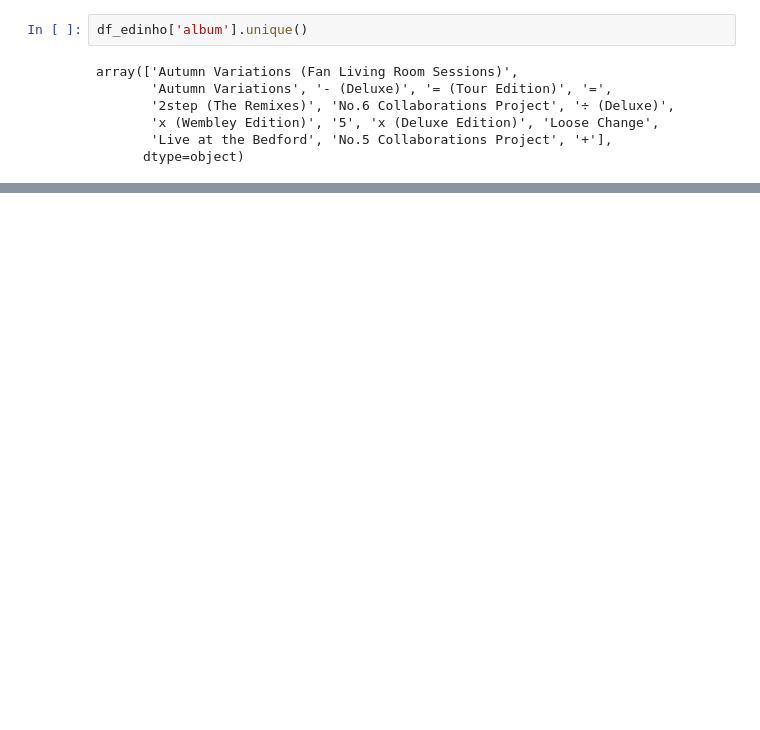
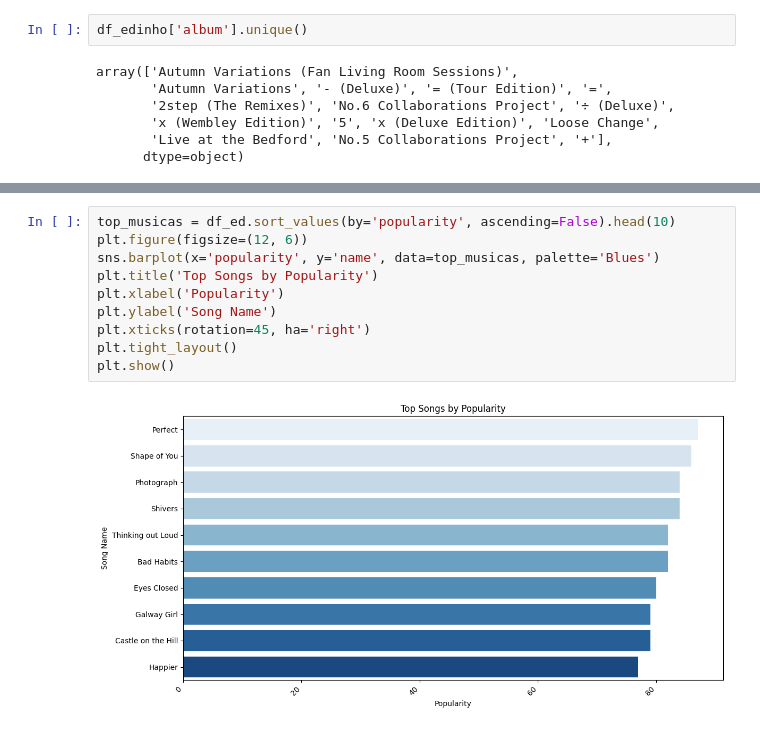
Before and after one commit to luiz-prado/analises_exploratorias, a Jupyter notebook: musicas_spotify/notebooks/eda_sheeran.ipynb, the cells around one changed output, grey strips where cells are left out. Saved outputs shown, nothing was run; the diff lists cells and outputs as text; blank space fills up the shorter version.

```diff
--- a/musicas_spotify/notebooks/eda_sheeran.ipynb
+++ b/musicas_spotify/notebooks/eda_sheeran.ipynb
@@ -108,0 +182,12 @@ array(['Autumn Variations', '- (Deluxe)', '= (Tour Edition)', '=',
+# %%
+top_musicas = df_ed.sort_values(by='popularity', ascending=False).head(10)
+plt.figure(figsize=(12, 6))
+sns.barplot(x='popularity', y='name', data=top_musicas, palette='Blues')
+plt.title('Top Songs by Popularity')
+plt.xlabel('Popularity')
+plt.ylabel('Song Name')
+plt.xticks(rotation=45, ha='right')
+plt.tight_layout()
+plt.show()
+# %% [output]
+[figure, added]
```
Also changed, not shown: parts of 11 cells of this notebook, 1 other file.
